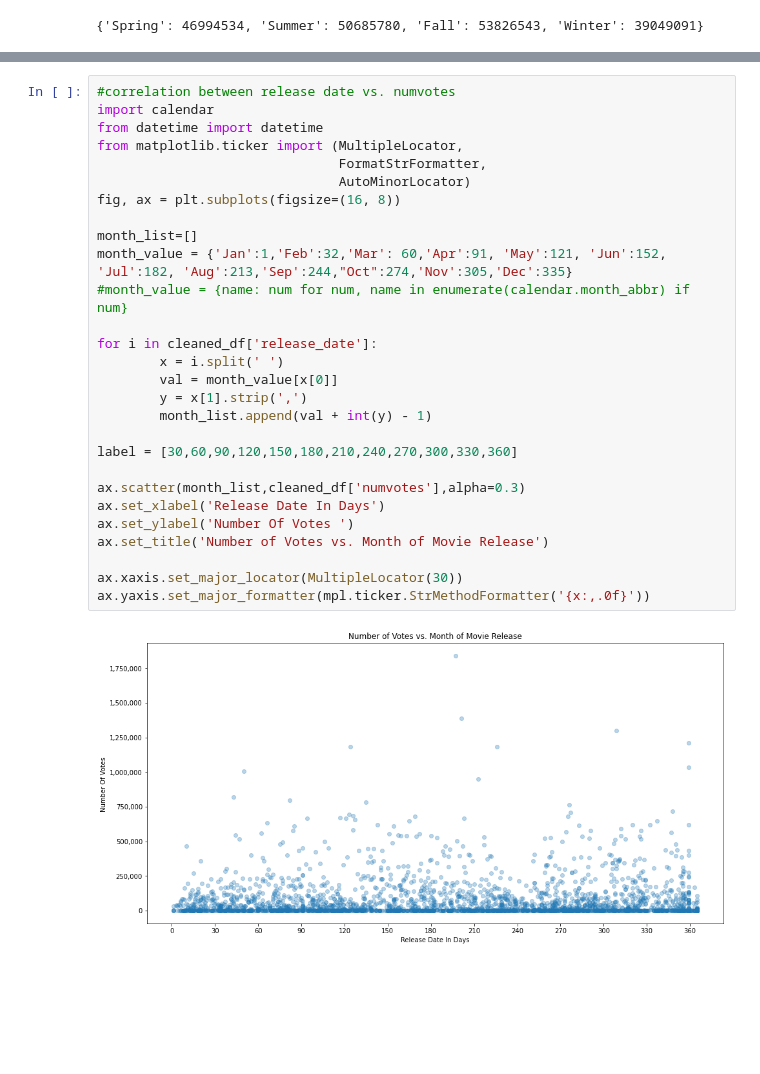
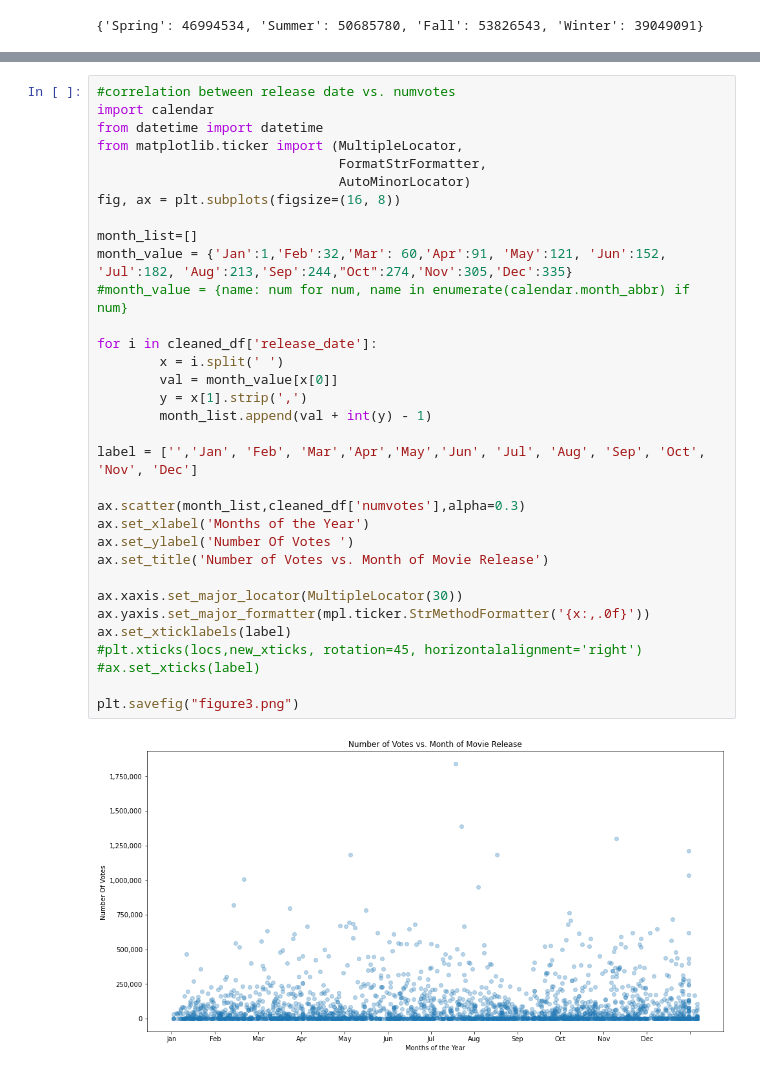
Before and after one commit to raguilarsoriano/CapstonePod5, a Jupyter notebook: Data Cleaning and merging dataframes.ipynb, the cells around one changed output, grey strips where cells are left out. Drawn from its saved outputs; the diff is of its cells as text; blank space fills up the shorter version.

Commit message:
reformat scatterplot

```diff
--- a/Data Cleaning and merging dataframes.ipynb
+++ b/Data Cleaning and merging dataframes.ipynb
@@ -312,30 +315,35 @@ ax.yaxis.set_major_formatter(mpl.ticker.StrMethodFormatter('{x:,.0f}'))
 # %%
 #correlation between release date vs. numvotes
 import calendar
 from datetime import datetime
 from matplotlib.ticker import (MultipleLocator,
                                FormatStrFormatter,
                                AutoMinorLocator)
 fig, ax = plt.subplots(figsize=(16, 8))
 
 month_list=[]
 month_value = {'Jan':1,'Feb':32,'Mar': 60,'Apr':91, 'May':121, 'Jun':152, 'Jul':182, 'Aug':213,'Sep':244,"Oct":274,'Nov':305,'Dec':335}
 #month_value = {name: num for num, name in enumerate(calendar.month_abbr) if num}
 
 for i in cleaned_df['release_date']:
         x = i.split(' ')
         val = month_value[x[0]]
         y = x[1].strip(',')
         month_list.append(val + int(y) - 1)
 
-label = [30,60,90,120,150,180,210,240,270,300,330,360]
+label = ['','Jan', 'Feb', 'Mar','Apr','May','Jun', 'Jul', 'Aug', 'Sep', 'Oct', 'Nov', 'Dec']
 
 ax.scatter(month_list,cleaned_df['numvotes'],alpha=0.3)
-ax.set_xlabel('Release Date In Days')
+ax.set_xlabel('Months of the Year')
 ax.set_ylabel('Number Of Votes ')
 ax.set_title('Number of Votes vs. Month of Movie Release')
 
 ax.xaxis.set_major_locator(MultipleLocator(30))
 ax.yaxis.set_major_formatter(mpl.ticker.StrMethodFormatter('{x:,.0f}'))
+ax.set_xticklabels(label)
+#plt.xticks(locs,new_xticks, rotation=45, horizontalalignment='right')
+#ax.set_xticks(label)
+
+plt.savefig("figure3.png")
 # %% [output]
-[figure, old version]
+[figure, new version]
```
Also changed, not shown: parts of 2 cells of this notebook.
